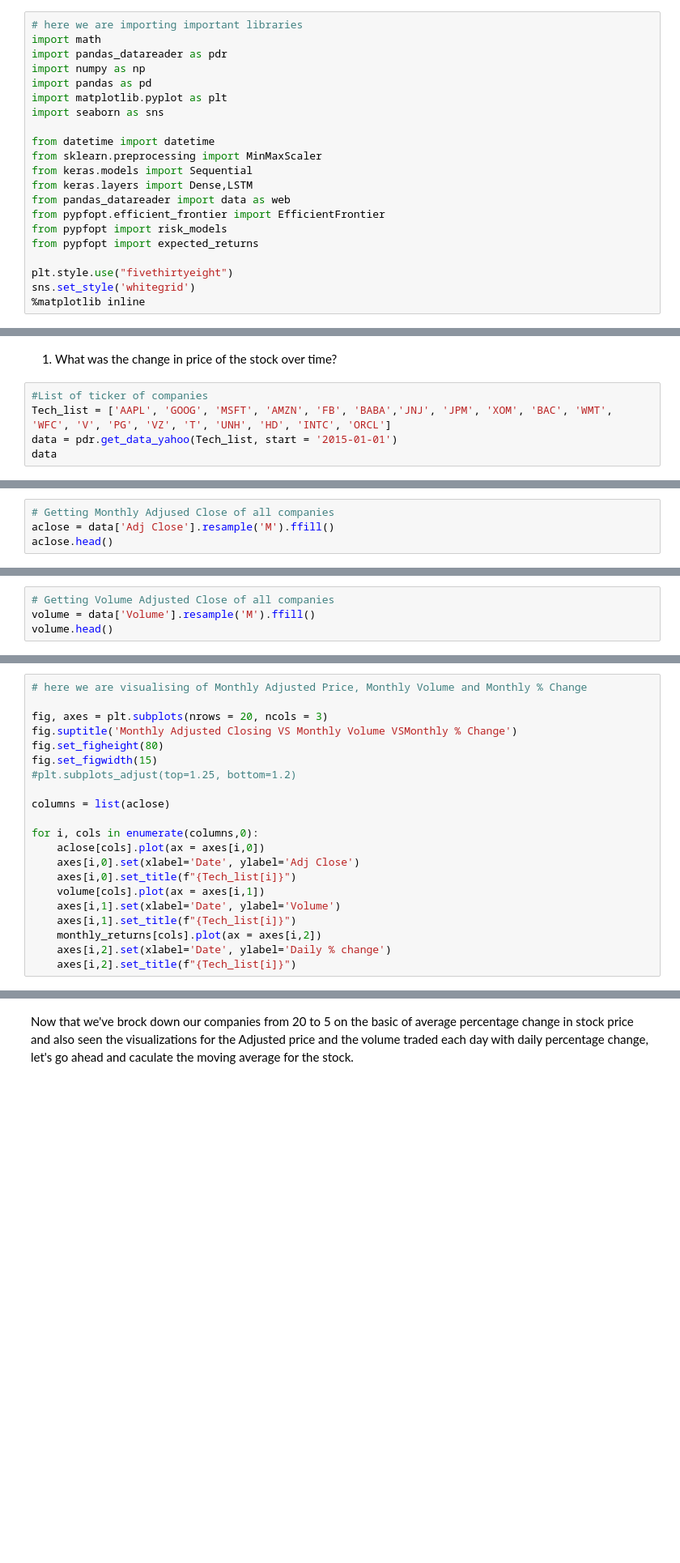
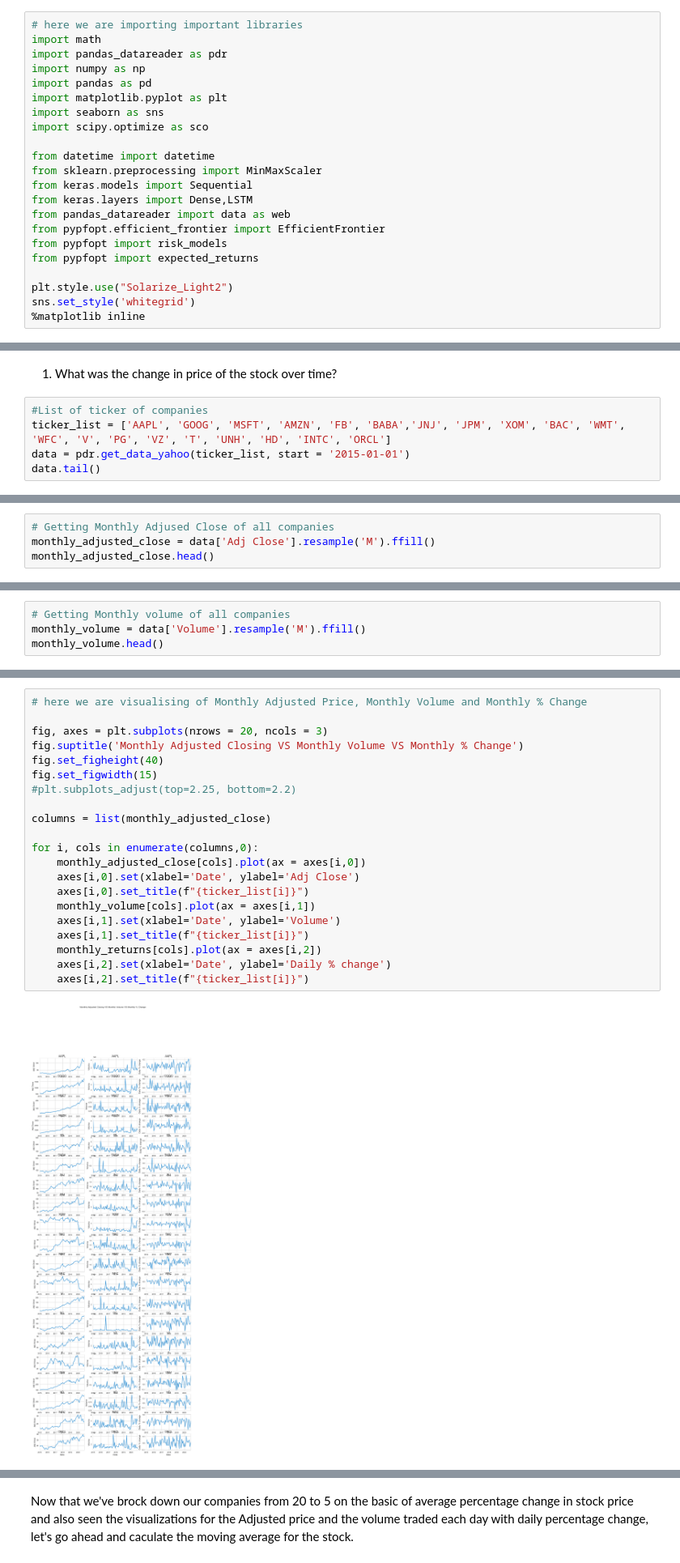
Before and after one commit to RITISHKARKIUNH/stockanalysis, a Jupyter notebook: Stock_Analysis.ipynb, the cells around one changed output, grey strips where cells are left out. Shown at 81% size. Drawn from its saved outputs; the diff is of its cells as text; blank space fills up the shorter version.

```diff
--- a/Stock_Analysis.ipynb
+++ b/Stock_Analysis.ipynb
@@ -30,6 +30,7 @@ import numpy as np
 import pandas as pd
 import matplotlib.pyplot as plt
 import seaborn as sns
+import scipy.optimize as sco
 
 from datetime import datetime
 from sklearn.preprocessing import MinMaxScaler
@@ -40,7 +41,7 @@ from pypfopt.efficient_frontier import EfficientFrontier
 from pypfopt import risk_models
 from pypfopt import expected_returns
 
-plt.style.use("fivethirtyeight")
+plt.style.use("Solarize_Light2")
 sns.set_style('whitegrid')
 %matplotlib inline
 # %% [markdown]
@@ -72,6 +73,6 @@ Companies names and thier Ticker that we used for our Analysis
 1. What was the change in price of the stock over time?
 # %%
 #List of ticker of companies
-Tech_list = ['AAPL', 'GOOG', 'MSFT', 'AMZN', 'FB', 'BABA','JNJ', 'JPM', 'XOM', 'BAC', 'WMT', 'WFC', 'V', 'PG', 'VZ', 'T', 'UNH', 'HD', 'INTC', 'ORCL']
-data = pdr.get_data_yahoo(Tech_list, start = '2015-01-01')
-data
+ticker_list = ['AAPL', 'GOOG', 'MSFT', 'AMZN', 'FB', 'BABA','JNJ', 'JPM', 'XOM', 'BAC', 'WMT', 'WFC', 'V', 'PG', 'VZ', 'T', 'UNH', 'HD', 'INTC', 'ORCL']
+data = pdr.get_data_yahoo(ticker_list, start = '2015-01-01')
+data.tail()
@@ -78,4 +89,4 @@ data
 # %%
 # Getting Monthly Adjused Close of all companies
-aclose = data['Adj Close'].resample('M').ffill()
-aclose.head()
+monthly_adjusted_close = data['Adj Close'].resample('M').ffill()
+monthly_adjusted_close.head()
@@ -85,4 +114,4 @@ aclose.describe()
 # %%
-# Getting Volume Adjusted Close of all companies
-volume = data['Volume'].resample('M').ffill()
-volume.head()
+# Getting Monthly volume of all companies
+monthly_volume = data['Volume'].resample('M').ffill()
+monthly_volume.head()
@@ -95,22 +140,24 @@ monthly_returns.tail()
 # %%
 # here we are visualising of Monthly Adjusted Price, Monthly Volume and Monthly % Change
 
 fig, axes = plt.subplots(nrows = 20, ncols = 3)
-fig.suptitle('Monthly Adjusted Closing VS Monthly Volume VSMonthly % Change')
-fig.set_figheight(80)
+fig.suptitle('Monthly Adjusted Closing VS Monthly Volume VS Monthly % Change')
+fig.set_figheight(40)
 fig.set_figwidth(15)
-#plt.subplots_adjust(top=1.25, bottom=1.2)
+#plt.subplots_adjust(top=2.25, bottom=2.2)
 
-columns = list(aclose)
+columns = list(monthly_adjusted_close)
 
 for i, cols in enumerate(columns,0):
-    aclose[cols].plot(ax = axes[i,0])
+    monthly_adjusted_close[cols].plot(ax = axes[i,0])
     axes[i,0].set(xlabel='Date', ylabel='Adj Close')
-    axes[i,0].set_title(f"{Tech_list[i]}")
-    volume[cols].plot(ax = axes[i,1])
+    axes[i,0].set_title(f"{ticker_list[i]}")
+    monthly_volume[cols].plot(ax = axes[i,1])
     axes[i,1].set(xlabel='Date', ylabel='Volume')
-    axes[i,1].set_title(f"{Tech_list[i]}")
+    axes[i,1].set_title(f"{ticker_list[i]}")
     monthly_returns[cols].plot(ax = axes[i,2])
     axes[i,2].set(xlabel='Date', ylabel='Daily % change')
-    axes[i,2].set_title(f"{Tech_list[i]}")
+    axes[i,2].set_title(f"{ticker_list[i]}")
+# %% [output]
+[figure, added]
 # %%
```
Also changed, not shown: parts of 49 cells of this notebook, 1 other file.
